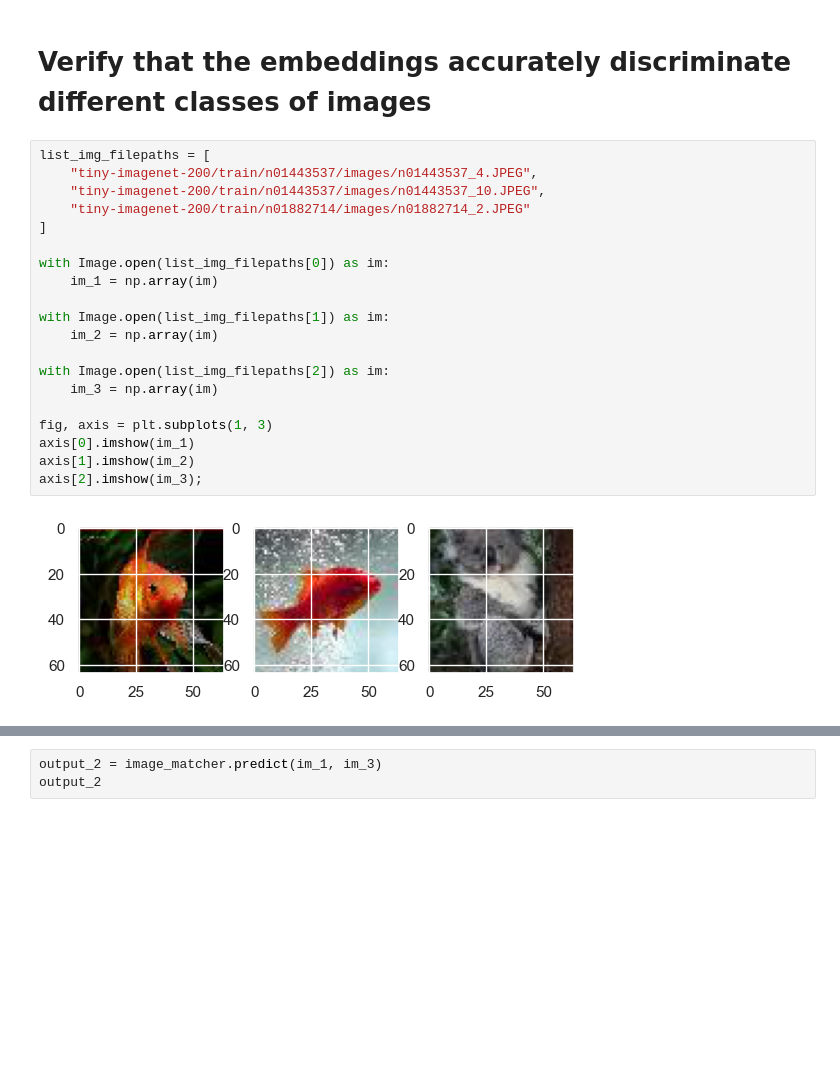
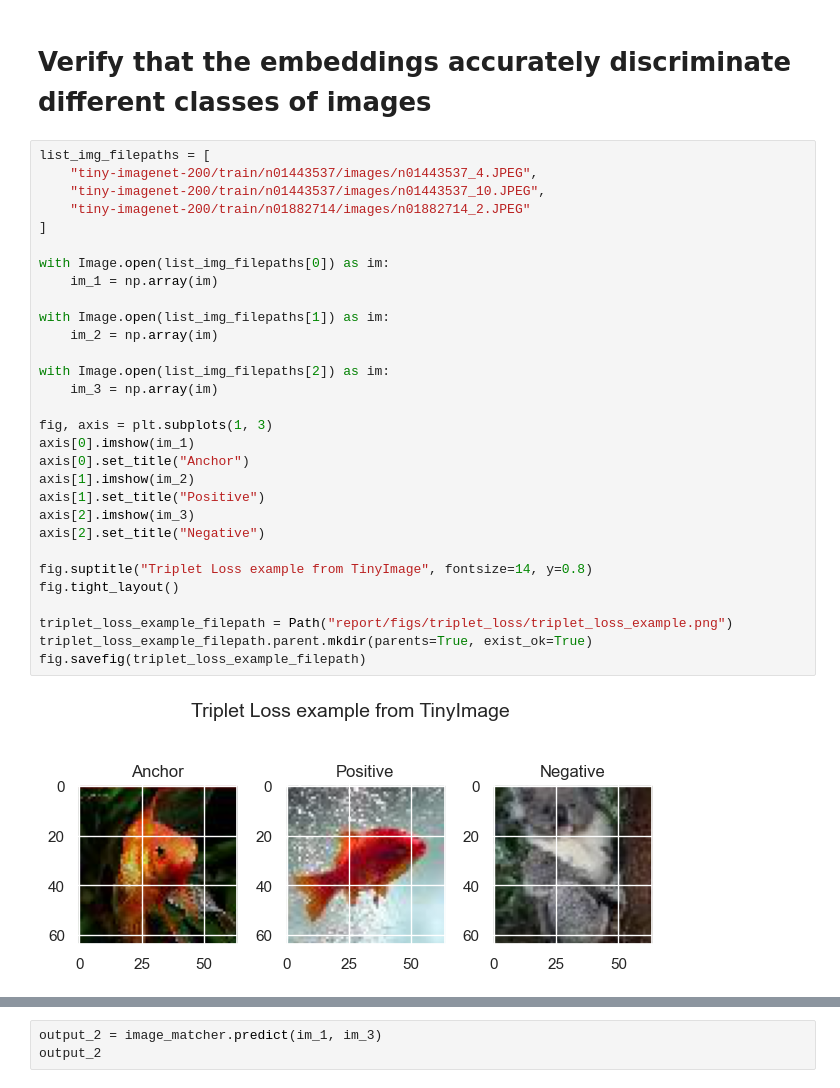
Before and after one commit to tonywu71/image-matching-triplet-loss, a Jupyter notebook: test_e2e.ipynb, the cells around one changed output, grey strips where cells are left out. Cells and saved outputs as stored; diff of their text form; blank space fills up the shorter version.

```diff
--- a/test_e2e.ipynb
+++ b/test_e2e.ipynb
@@ -52,25 +54,35 @@ ________________________________________________________________________________
 # %%
 list_img_filepaths = [
     "tiny-imagenet-200/train/n01443537/images/n01443537_4.JPEG",
     "tiny-imagenet-200/train/n01443537/images/n01443537_10.JPEG",
     "tiny-imagenet-200/train/n01882714/images/n01882714_2.JPEG"
 ]
 
 with Image.open(list_img_filepaths[0]) as im:
     im_1 = np.array(im)
 
 with Image.open(list_img_filepaths[1]) as im:
     im_2 = np.array(im)
 
 with Image.open(list_img_filepaths[2]) as im:
     im_3 = np.array(im)
 
 fig, axis = plt.subplots(1, 3)
 axis[0].imshow(im_1)
+axis[0].set_title("Anchor")
 axis[1].imshow(im_2)
-axis[2].imshow(im_3);
+axis[1].set_title("Positive")
+axis[2].imshow(im_3)
+axis[2].set_title("Negative")
+
+fig.suptitle("Triplet Loss example from TinyImage", fontsize=14, y=0.8)
+fig.tight_layout()
+
+triplet_loss_example_filepath = Path("report/figs/triplet_loss/triplet_loss_example.png")
+triplet_loss_example_filepath.parent.mkdir(parents=True, exist_ok=True)
+fig.savefig(triplet_loss_example_filepath)
 # %% [output]
-[figure, old version]
+[figure, new version]
 # %%
 output_1 = image_matcher.predict(im_1, im_2)
 output_1
```
Also changed, not shown: parts of 7 cells of this notebook, 3 other files.
